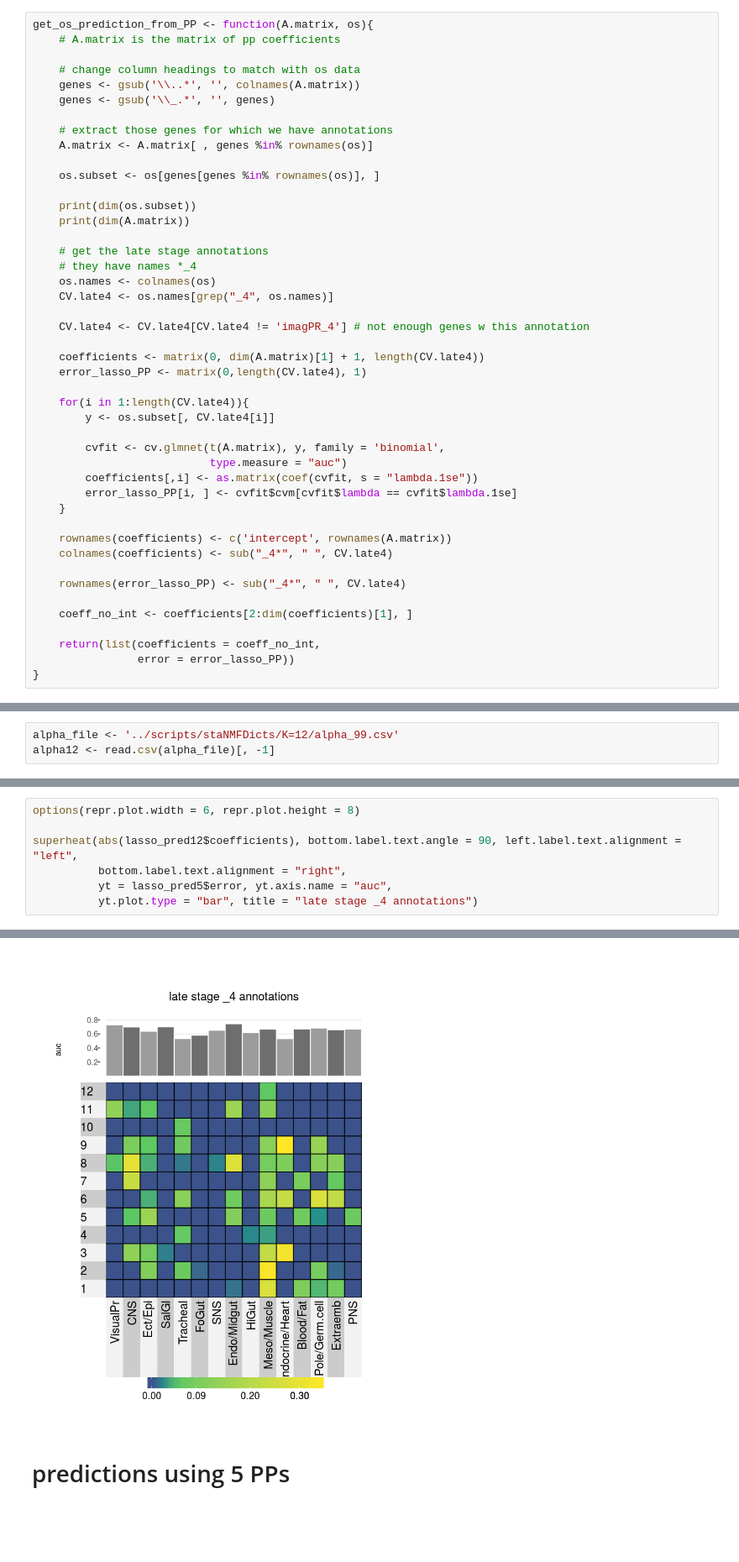
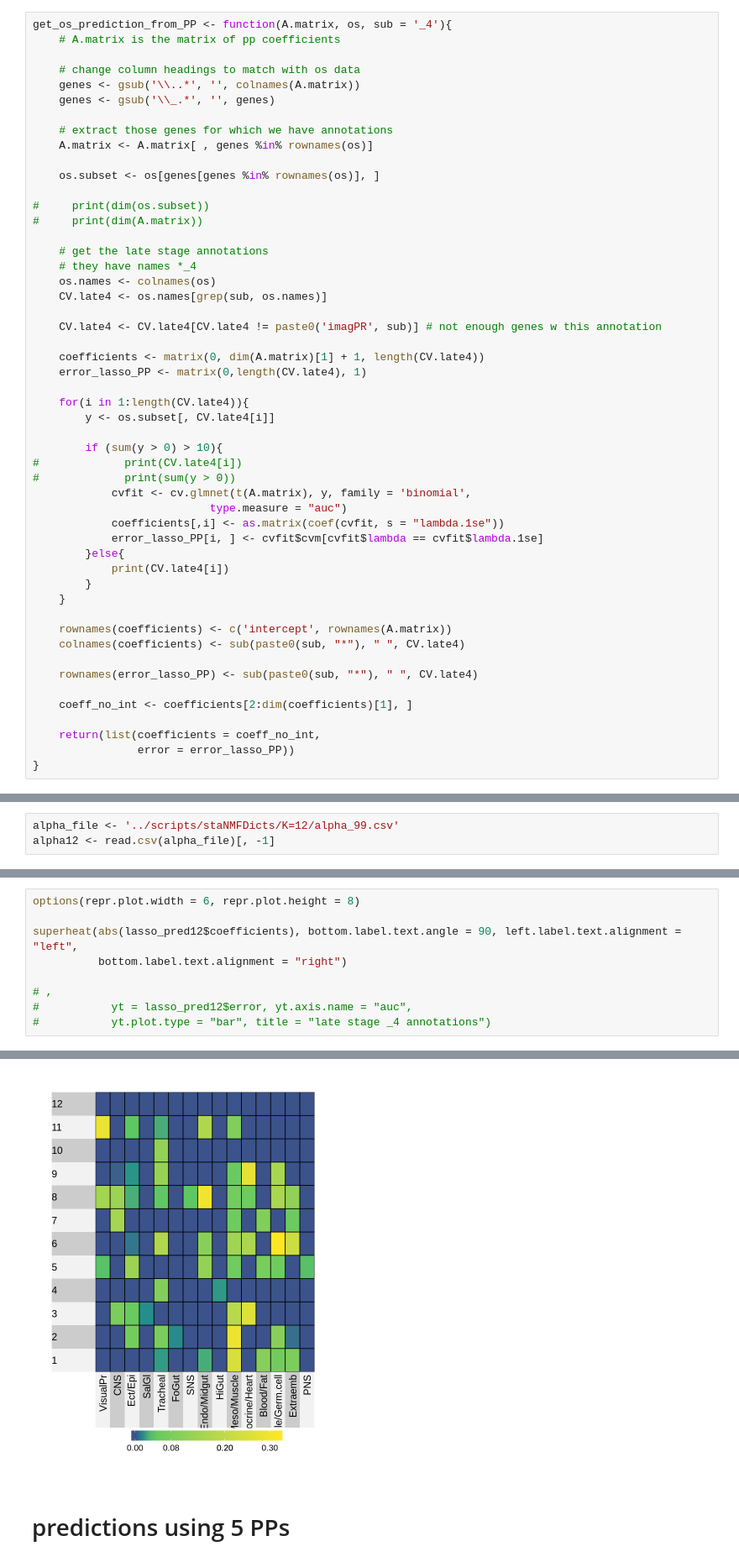
Before and after one commit to Runjing-Liu120/drosophila_late_stage_analysis, a Jupyter notebook: process_results/organ_system_predictions.ipynb, the cells around one changed output, grey strips where cells are left out. Shown at 84% size. Saved outputs shown, nothing was run; the diff lists cells and outputs as text; blank space fills up the shorter version.

```diff
--- a/process_results/organ_system_predictions.ipynb
+++ b/process_results/organ_system_predictions.ipynb
@@ -10,7 +30,7 @@ load('../data/organSystem.Rdata')
 # %%
 normalize <- function(x){return(x / sum(x))}
 # %%
-get_os_prediction_from_PP <- function(A.matrix, os){
+get_os_prediction_from_PP <- function(A.matrix, os, sub = '_4'){
     # A.matrix is the matrix of pp coefficients
 
     # change column headings to match with os data
@@ -22,15 +42,15 @@ get_os_prediction_from_PP <- function(A.matrix, os){
 
     os.subset <- os[genes[genes %in% rownames(os)], ]
 
-    print(dim(os.subset))
-    print(dim(A.matrix))
+#     print(dim(os.subset))
+#     print(dim(A.matrix))
 
     # get the late stage annotations
     # they have names *_4
     os.names <- colnames(os)
-    CV.late4 <- os.names[grep("_4", os.names)]
+    CV.late4 <- os.names[grep(sub, os.names)]
 
-    CV.late4 <- CV.late4[CV.late4 != 'imagPR_4'] # not enough genes w this annotation
+    CV.late4 <- CV.late4[CV.late4 != paste0('imagPR', sub)] # not enough genes w this annotation
 
     coefficients <- matrix(0, dim(A.matrix)[1] + 1, length(CV.late4))
     error_lasso_PP <- matrix(0,length(CV.late4), 1)
@@ -38,16 +58,22 @@ get_os_prediction_from_PP <- function(A.matrix, os){
     for(i in 1:length(CV.late4)){
         y <- os.subset[, CV.late4[i]]
 
-        cvfit <- cv.glmnet(t(A.matrix), y, family = 'binomial',
+        if (sum(y > 0) > 10){
+#             print(CV.late4[i])
+#             print(sum(y > 0))
+            cvfit <- cv.glmnet(t(A.matrix), y, family = 'binomial',
                            type.measure = "auc")
-        coefficients[,i] <- as.matrix(coef(cvfit, s = "lambda.1se"))
-        error_lasso_PP[i, ] <- cvfit$cvm[cvfit$lambda == cvfit$lambda.1se]
+            coefficients[,i] <- as.matrix(coef(cvfit, s = "lambda.1se"))
+            error_lasso_PP[i, ] <- cvfit$cvm[cvfit$lambda == cvfit$lambda.1se]
+        }else{
+            print(CV.late4[i])
+        }
     }
 
     rownames(coefficients) <- c('intercept', rownames(A.matrix))
-    colnames(coefficients) <- sub("_4*", " ", CV.late4)
+    colnames(coefficients) <- sub(paste0(sub, "*"), " ", CV.late4)
 
-    rownames(error_lasso_PP) <- sub("_4*", " ", CV.late4)
+    rownames(error_lasso_PP) <- sub(paste0(sub, "*"), " ", CV.late4)
 
     coeff_no_int <- coefficients[2:dim(coefficients)[1], ]
 
@@ -164,7 +143,9 @@ lasso_pred12 <- get_os_prediction_from_PP(alpha12, os)
 options(repr.plot.width = 6, repr.plot.height = 8)
 
 superheat(abs(lasso_pred12$coefficients), bottom.label.text.angle = 90, left.label.text.alignment = "left",
-          bottom.label.text.alignment = "right",
-          yt = lasso_pred5$error, yt.axis.name = "auc",
-          yt.plot.type = "bar", title = "late stage _4 annotations")
+          bottom.label.text.alignment = "right")
+
+# ,
+#           yt = lasso_pred12$error, yt.axis.name = "auc",
+#           yt.plot.type = "bar", title = "late stage _4 annotations")
 # %% [output]
@@ -171,4 +160,4 @@ superheat(abs(lasso_pred12$coefficients), bottom.label.text.angle = 90, left.lab
-[figure, old version]
+[figure, new version]
 # %% [markdown]
 # predictions using 5 PPs
 # %%
```
Also changed, not shown: parts of 33 cells of this notebook, 2 other files.
